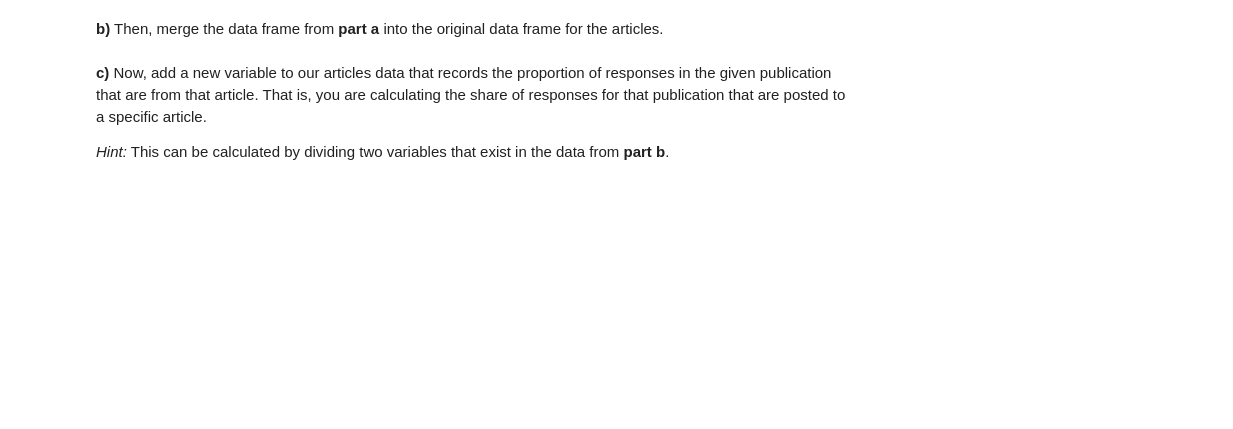
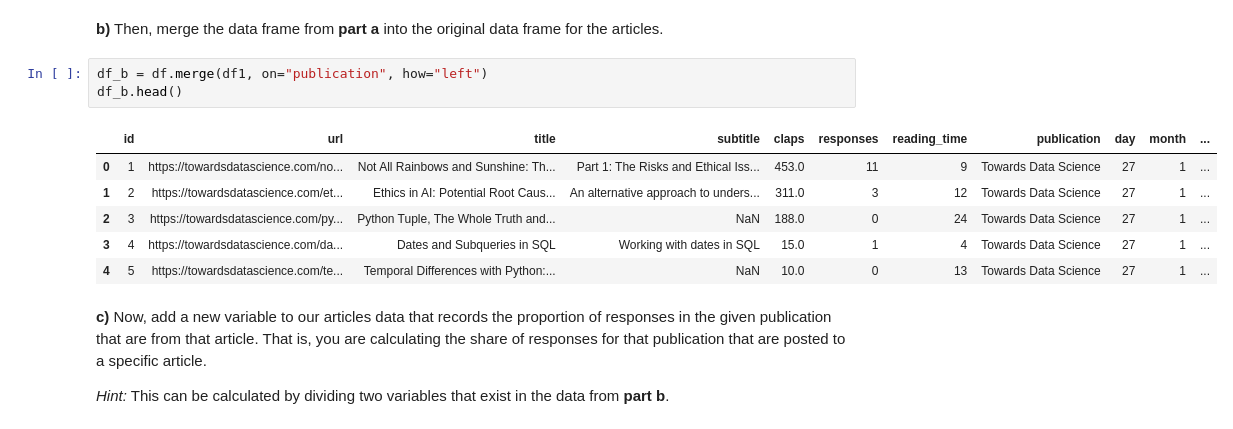
Before and after one commit to MatthewMandhyan/Stat207_clone, a Jupyter notebook: homework_02/homework_02.ipynb, the cells around one changed output. Saved outputs shown, nothing was run; the diff lists cells and outputs as text; blank space fills up the shorter version.

```diff
--- a/homework_02/homework_02.ipynb
+++ b/homework_02/homework_02.ipynb
@@ -122,5 +227,15 @@ Now that we've determined which publication we'd like to publish in based on the
 # %% [markdown]
 **b)** Then, merge the data frame from **part a** into the original data frame for the articles.
+# %%
+df_b = df.merge(df1, on="publication", how="left")
+df_b.head()
+# %% [output]
+|  | id | url | title | subtitle | claps | responses | reading_time | publication | day | month | ... |
+| 0 | 1 | https://towardsdatascience.com/no... | Not All Rainbows and Sunshine: Th... | Part 1: The Risks and Ethical Iss... | 453.0 | 11 | 9 | Towards Data Science | 27 | 1 | ... |
+| 1 | 2 | https://towardsdatascience.com/et... | Ethics in AI: Potential Root Caus... | An alternative approach to unders... | 311.0 | 3 | 12 | Towards Data Science | 27 | 1 | ... |
+| 2 | 3 | https://towardsdatascience.com/py... | Python Tuple, The Whole Truth and... | NaN | 188.0 | 0 | 24 | Towards Data Science | 27 | 1 | ... |
+| 3 | 4 | https://towardsdatascience.com/da... | Dates and Subqueries in SQL | Working with dates in SQL | 15.0 | 1 | 4 | Towards Data Science | 27 | 1 | ... |
+| 4 | 5 | https://towardsdatascience.com/te... | Temporal Differences with Python:... | NaN | 10.0 | 0 | 13 | Towards Data Science | 27 | 1 | ... |
 # %% [markdown]
 **c)** Now, add a new variable to our articles data that records the proportion of responses in the given publication that are from that article.  That is, you are calculating the share of responses for that publication that are posted to a specific article.
 
```
Also changed, not shown: parts of 14 cells of this notebook.
